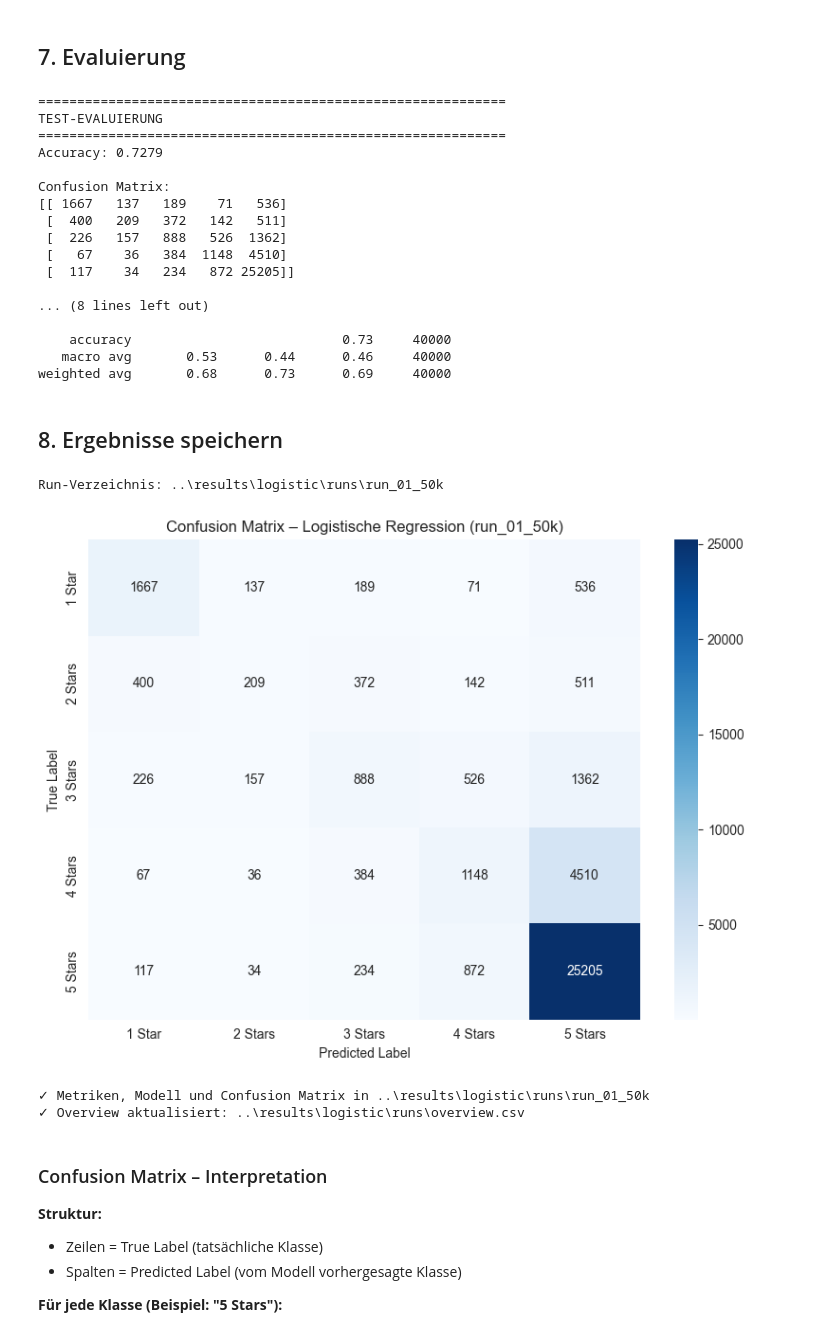
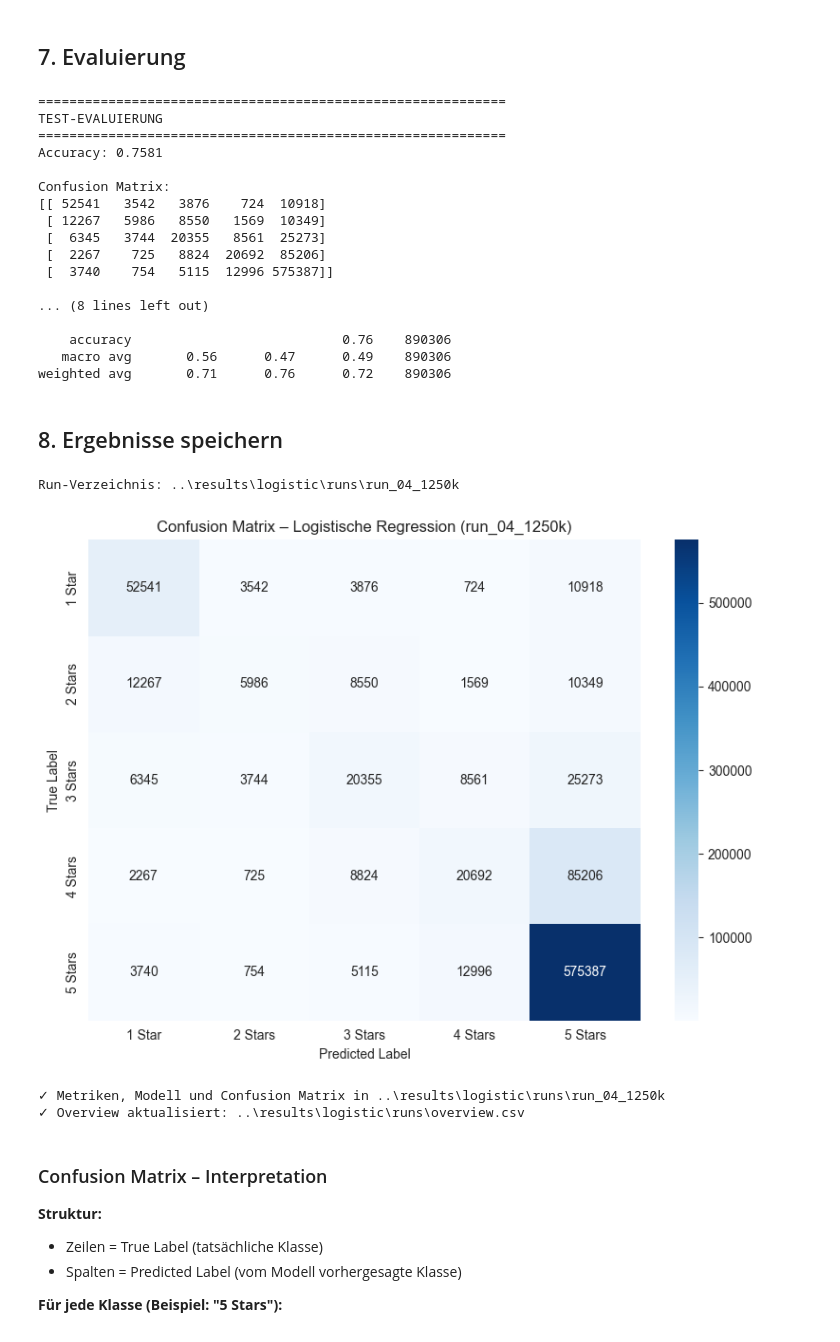
Before and after one commit to superdent/nlp, a Jupyter notebook: notebooks/train_logistic_regression.ipynb, the cells around one changed output. Saved outputs shown, nothing was run; the diff lists cells and outputs as text; code cells hidden in the pictures.

Commit message:
Metriken detaillierter speichern, Trainingsergebnisse

```diff
--- a/notebooks/train_logistic_regression.ipynb
+++ b/notebooks/train_logistic_regression.ipynb
@@ -25,8 +25,8 @@ from sklearn.metrics import (
 PROJECT_ROOT = Path("../")
 
 DATA_DIR   = PROJECT_ROOT / "data" / "splits"
-TRAIN_FILE = DATA_DIR / "train_0_50000_80_0_20.jsonl"
-TEST_FILE  = DATA_DIR / "test_0_50000_80_0_20.jsonl"
+TRAIN_FILE = DATA_DIR / "train_0_1250000_80_0_20.jsonl"
+TEST_FILE  = DATA_DIR / "test_0_1250000_80_0_20.jsonl"
 
 CLASS_NAMES = ['1 Star', '2 Stars', '3 Stars', '4 Stars', '5 Stars']
 
@@ -197,37 +197,37 @@ y_pred = model.predict(X_test)
 accuracy = accuracy_score(y_test, y_pred)
 conf_matrix = confusion_matrix(y_test, y_pred)
 
-# Macro-Metriken berechnen
 precision_macro, recall_macro, f1_macro, _ = precision_recall_fscore_support(
     y_test, y_pred, average='macro'
 )
 
 print(f"{'='*60}")
-print(f"TEST-EVALUIERUNG")
+print("TEST-EVALUIERUNG")
 print(f"{'='*60}")
 print(f"Accuracy: {accuracy:.4f}")
 print("\nConfusion Matrix:")
 print(conf_matrix)
 print("\nClassification Report:")
 print(classification_report(y_test, y_pred, target_names=CLASS_NAMES))
+report_dict = classification_report(y_test, y_pred, target_names=CLASS_NAMES, output_dict=True)
 # %% [output]
 ============================================================
 TEST-EVALUIERUNG
 ============================================================
-Accuracy: 0.7279
+Accuracy: 0.7581
 
 Confusion Matrix:
-[[ 1667   137   189    71   536]
- [  400   209   372   142   511]
- [  226   157   888   526  1362]
- [   67    36   384  1148  4510]
- [  117    34   234   872 25205]]
+[[ 52541   3542   3876    724  10918]
+ [ 12267   5986   8550   1569  10349]
+ [  6345   3744  20355   8561  25273]
+ [  2267    725   8824  20692  85206]
+ [  3740    754   5115  12996 575387]]
 
 ... (8 lines left out)
 
-    accuracy                           0.73     40000
-   macro avg       0.53      0.44      0.46     40000
-weighted avg       0.68      0.73      0.69     40000
+    accuracy                           0.76    890306
+   macro avg       0.56      0.47      0.49    890306
+weighted avg       0.71      0.76      0.72    890306
 # %% [markdown]
 ## 8. Ergebnisse speichern
 # %%
@@ -259,6 +259,7 @@ results = {
     'precision_macro': float(precision_macro),
     'recall_macro': float(recall_macro),
     'f1_macro': float(f1_macro),
+    'classification_report': report_dict,
     'num_train_samples': len(y_train),
     'num_test_samples': len(y_test),
     'train_file': TRAIN_FILE.name,
@@ -304,36 +305,36 @@ plt.savefig(RUN_DIR / 'confusion_matrix.png', dpi=150)
 plt.show()
 
 # Overview-CSV aktualisieren
 hyperparams_str = (
     f"C: {C} | max_iter: {MAX_ITER} | solver: {SOLVER} | max_features: {MAX_FEATURES} | "
     f"min_df: {MIN_DF} | max_df: {MAX_DF} | ngram_range: {NGRAM_RANGE} | "
     f"stop_words: {STOP_WORDS} | sublinear_tf: {SUBLINEAR_TF}"
 )
 row = pd.DataFrame({
     'Run':             [run_name],
     'Accuracy':        [accuracy],
     'Precision_Macro': [precision_macro],
     'Recall_Macro':    [recall_macro],
     'F1_Macro':        [f1_macro],
     'Train_Samples':   [len(y_train)],
     'Test_Samples':    [len(y_test)],
     'Hyperparameters': [hyperparams_str]
 })
 
 overview_path = RUNS_DIR / "overview.csv"
 if overview_path.exists():
     existing = pd.read_csv(overview_path, sep=';')
     overview = pd.concat([existing, row], ignore_index=True)
 else:
     overview = row
 overview.to_csv(overview_path, index=False, sep=';')
 
 print(f"✓ Metriken, Modell und Confusion Matrix in {RUN_DIR}")
 print(f"✓ Overview aktualisiert: {overview_path}")
 # %% [output]
-Run-Verzeichnis: ..\results\logistic\runs\run_01_50k
+Run-Verzeichnis: ..\results\logistic\runs\run_04_1250k
-[figure, old version]
+[figure, new version]
-✓ Metriken, Modell und Confusion Matrix in ..\results\logistic\runs\run_01_50k
+✓ Metriken, Modell und Confusion Matrix in ..\results\logistic\runs\run_04_1250k
 ✓ Overview aktualisiert: ..\results\logistic\runs\overview.csv
 # %% [markdown]
 ### Confusion Matrix – Interpretation
```
Also changed, not shown: parts of 4 cells of this notebook, 24 other files.
